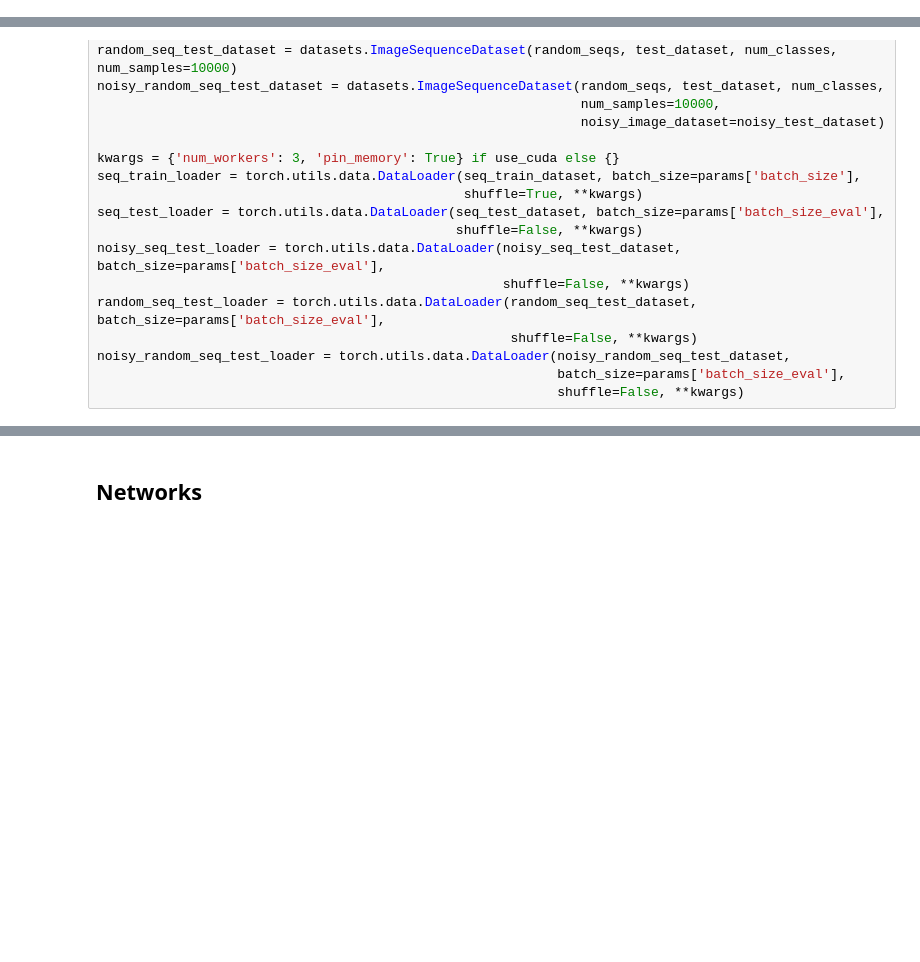
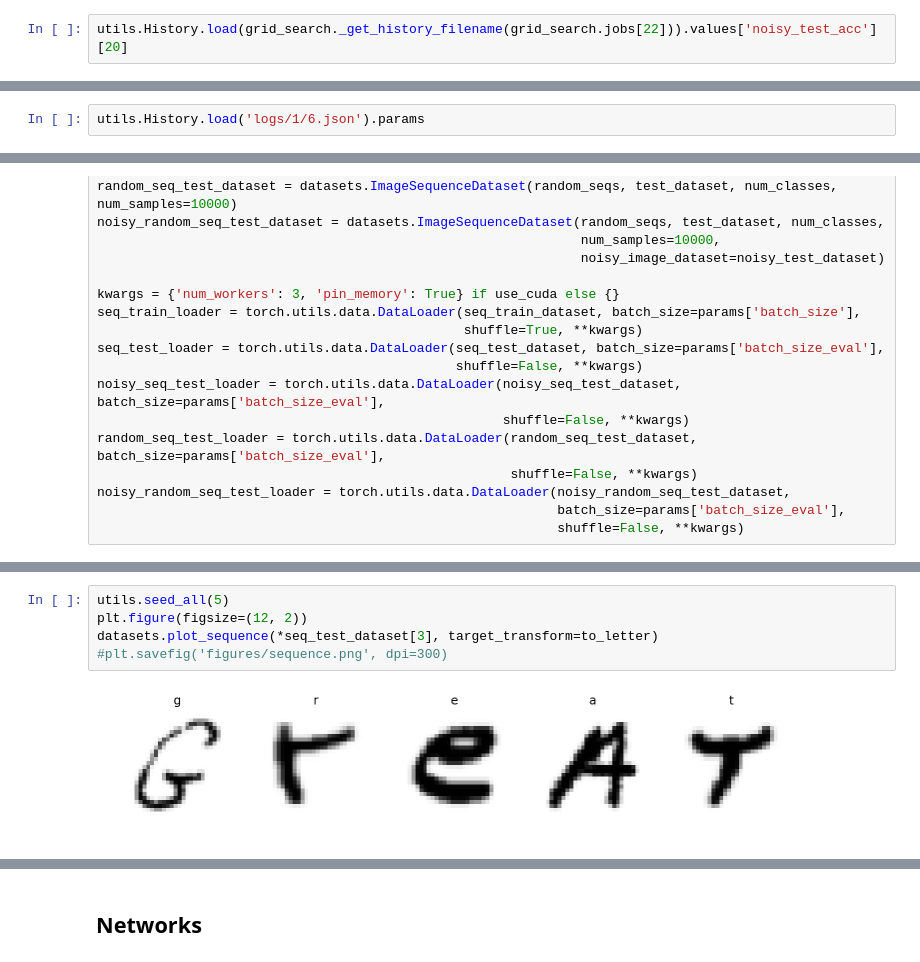
Before and after one commit to jrieke/feedback-nns, a Jupyter notebook: feedback_connections.ipynb, the cells around one changed output, grey strips where cells are left out. Saved outputs shown, nothing was run; the diff lists cells and outputs as text; blank space fills up the shorter version.

```diff
--- a/feedback_connections.ipynb
+++ b/feedback_connections.ipynb
@@ -128,0 +170,2 @@ grid_search.plot(figsize=(12, 10))
+# %%
+utils.History.load(grid_search._get_history_filename(grid_search.jobs[22])).values['noisy_test_acc'][20]
@@ -128,0 +174,2 @@ grid_search.plot(figsize=(12, 10))
+# %%
+utils.History.load('logs/1/6.json').params
@@ -228,0 +270,7 @@ for i in range(10):
+# %%
+utils.seed_all(5)
+plt.figure(figsize=(12, 2))
+datasets.plot_sequence(*seq_test_dataset[3], target_transform=to_letter)
+#plt.savefig('figures/sequence.png', dpi=300)
+# %% [output]
+[figure, added]
```
Also changed, not shown: parts of 36 cells of this notebook, 12 other files.
